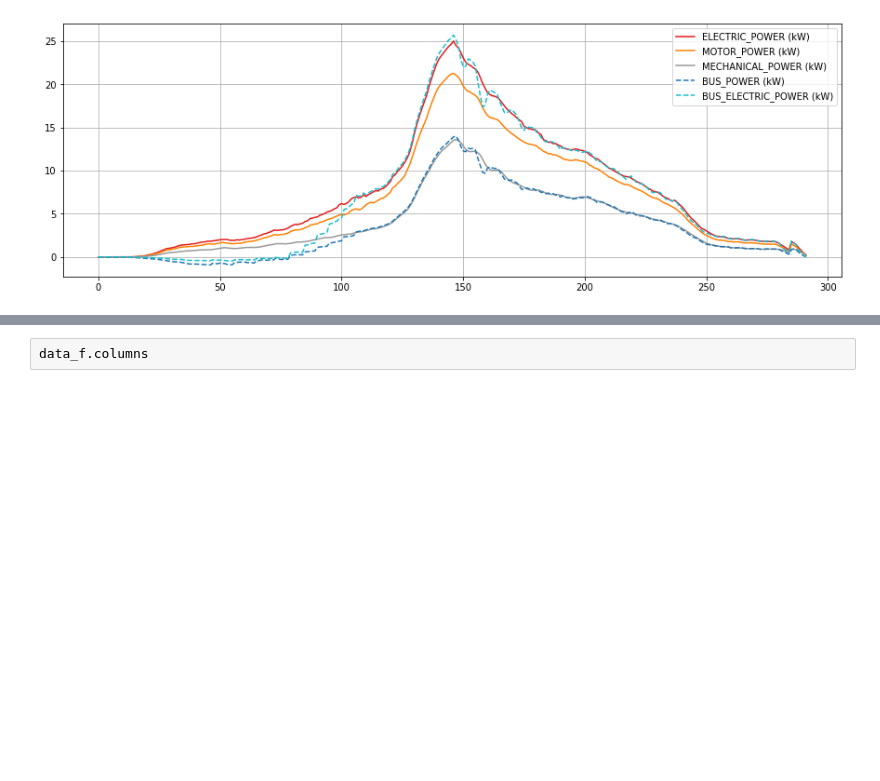
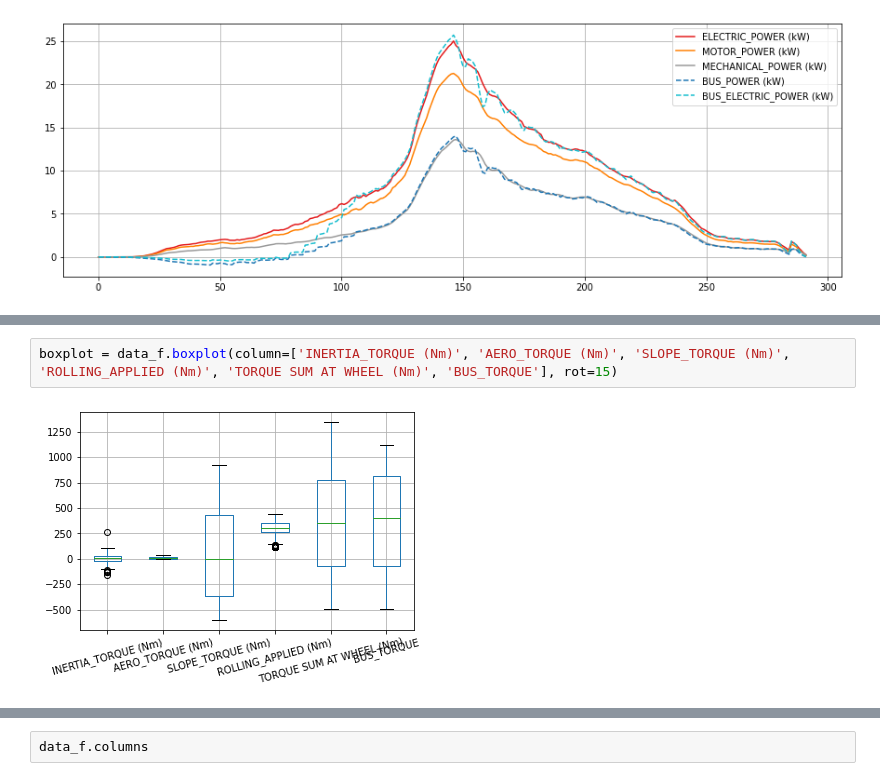
Before and after one commit to DanielSenseAI/transporte, a Jupyter notebook: AnalisisPruebas.ipynb, the cells around one changed output, grey strips where cells are left out. Drawn from its saved outputs; the diff is of its cells as text; blank space fills up the shorter version.

```diff
--- a/AnalisisPruebas.ipynb
+++ b/AnalisisPruebas.ipynb
@@ -475,0 +478,4 @@ plot_prueba(data_f, mode = 4)
+# %%
+boxplot = data_f.boxplot(column=['INERTIA_TORQUE (Nm)', 'AERO_TORQUE (Nm)', 'SLOPE_TORQUE (Nm)', 'ROLLING_APPLIED (Nm)', 'TORQUE SUM AT WHEEL (Nm)', 'BUS_TORQUE'], rot=15)
+# %% [output]
+[figure, added]
```
Also changed, not shown: parts of 9 cells of this notebook.
